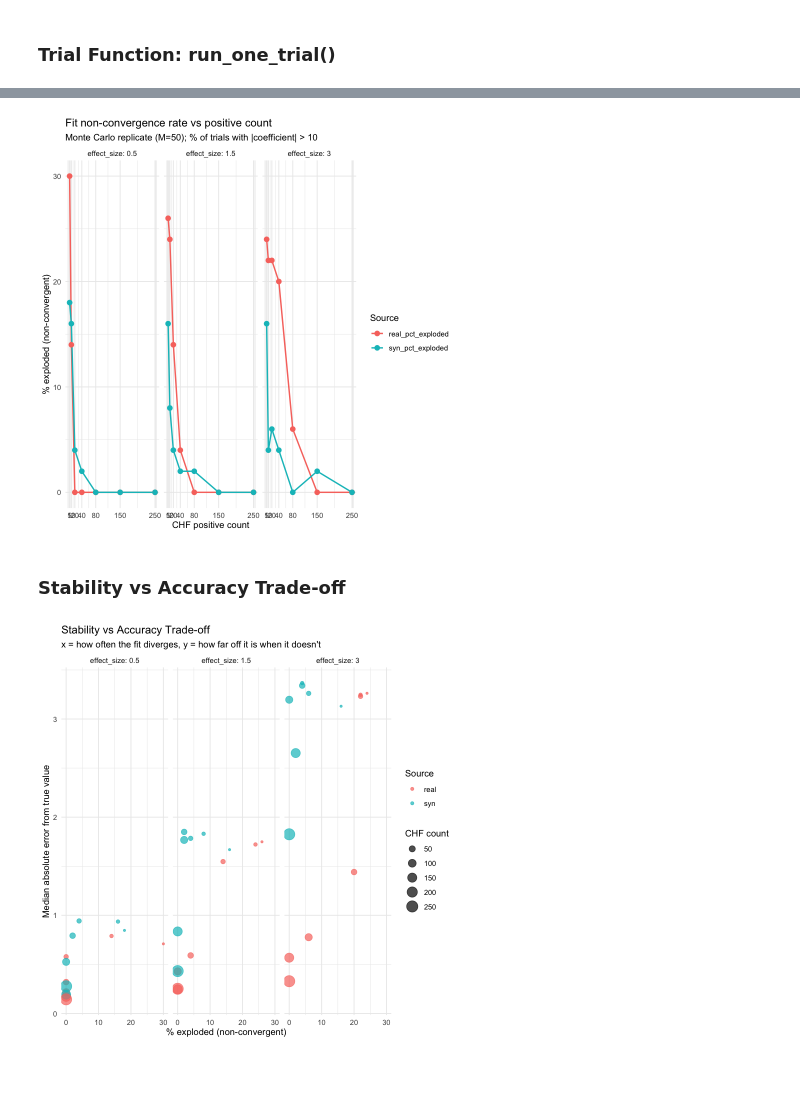
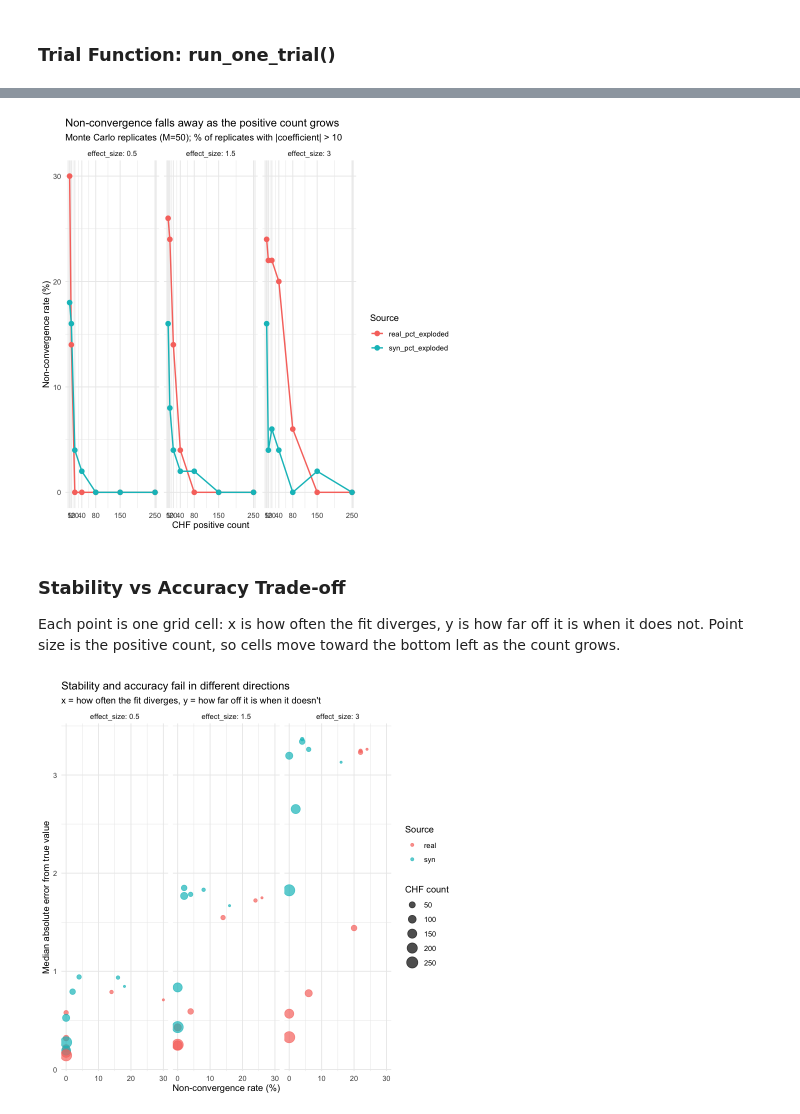
Before and after one commit to ShengPeiWilliam/mimic-synthetic-fidelity, a Jupyter notebook: code/synthetic-fidelity-analysis.ipynb, the cells around one changed output, grey strips where cells are left out. Saved outputs shown, nothing was run; the diff lists cells and outputs as text; code cells hidden in the pictures; blank space fills up the shorter version.

```diff
--- a/code/synthetic-fidelity-analysis.ipynb
+++ b/code/synthetic-fidelity-analysis.ipynb
@@ -175,22 +217,26 @@ ggplot(median_long, aes(count, coef, color = source)) +
 # %%
 exploded_long <- summary_df %>%
   select(effect_size, count, real_pct_exploded, syn_pct_exploded) %>%
   pivot_longer(c(real_pct_exploded, syn_pct_exploded),
                names_to = "source", values_to = "pct_exploded")
 
 ggplot(exploded_long, aes(count, pct_exploded, color = source)) +
   geom_line(linewidth = 0.8) + geom_point(size = 2.5) +
   facet_wrap(~ effect_size, labeller = label_both) +
   scale_x_continuous(breaks = counts) +
-  labs(title = "Fit non-convergence rate vs positive count",
-       subtitle = paste0("Monte Carlo replicate (M=", M, "); % of trials with |coefficient| > ", EXPLODE_THRESHOLD),
-       x = "CHF positive count", y = "% exploded (non-convergent)",
+  labs(title = "Non-convergence falls away as the positive count grows",
+       subtitle = paste0("Monte Carlo replicates (M=", M, "); % of replicates with |coefficient| > ", EXPLODE_THRESHOLD),
+       x = "CHF positive count", y = "Non-convergence rate (%)",
        color = "Source") +
   theme_minimal()
 # %% [output]
-[figure, old version]
+[figure, new version]
 # %% [markdown]
 ### Stability vs Accuracy Trade-off
+
+Each point is one grid cell: x is how often the fit diverges, y is how far off it
+is when it does not. Point size is the positive count, so cells move toward the
+bottom left as the count grows.
 # %%
 tradeoff_df <- summary_df %>%
   select(effect_size, count,
@@ -205,10 +251,10 @@ tradeoff_df <- summary_df %>%
 ggplot(tradeoff_df, aes(pct_exploded, error_median, color = source, size = count)) +
   geom_point(alpha = 0.7) +
   facet_wrap(~ effect_size, labeller = label_both) +
-  labs(title = "Stability vs Accuracy Trade-off",
+  labs(title = "Stability and accuracy fail in different directions",
        subtitle = "x = how often the fit diverges, y = how far off it is when it doesn't",
-       x = "% exploded (non-convergent)", y = "Median absolute error from true value",
+       x = "Non-convergence rate (%)", y = "Median absolute error from true value",
        color = "Source", size = "CHF count") +
   theme_minimal()
 # %% [output]
-[figure, old version]
+[figure, new version]
```
Also changed, not shown: parts of 9 cells of this notebook.
